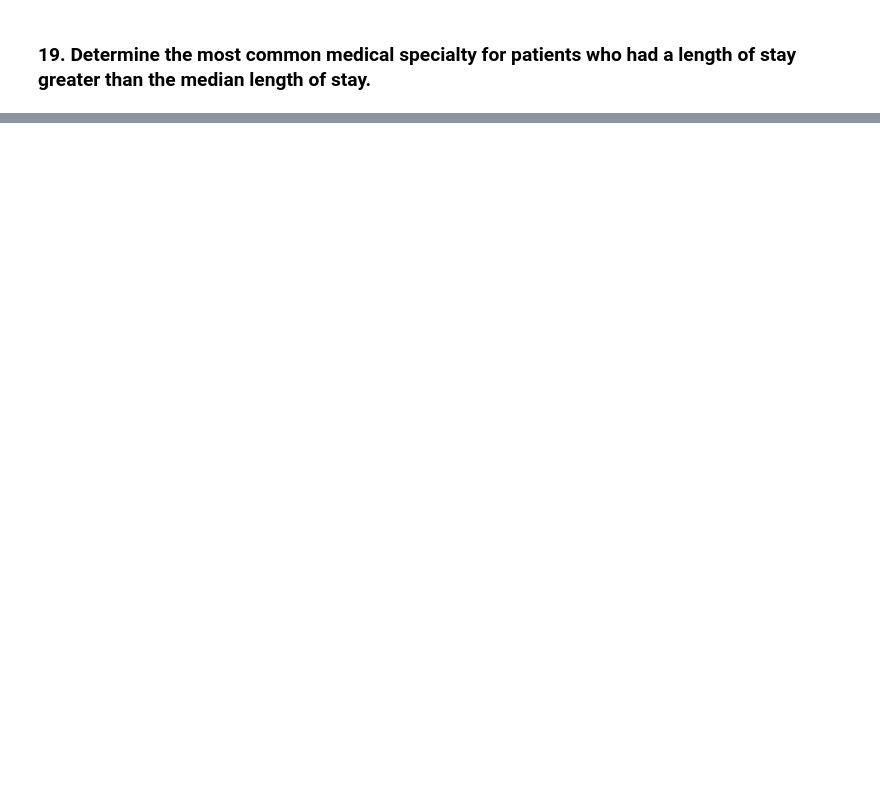
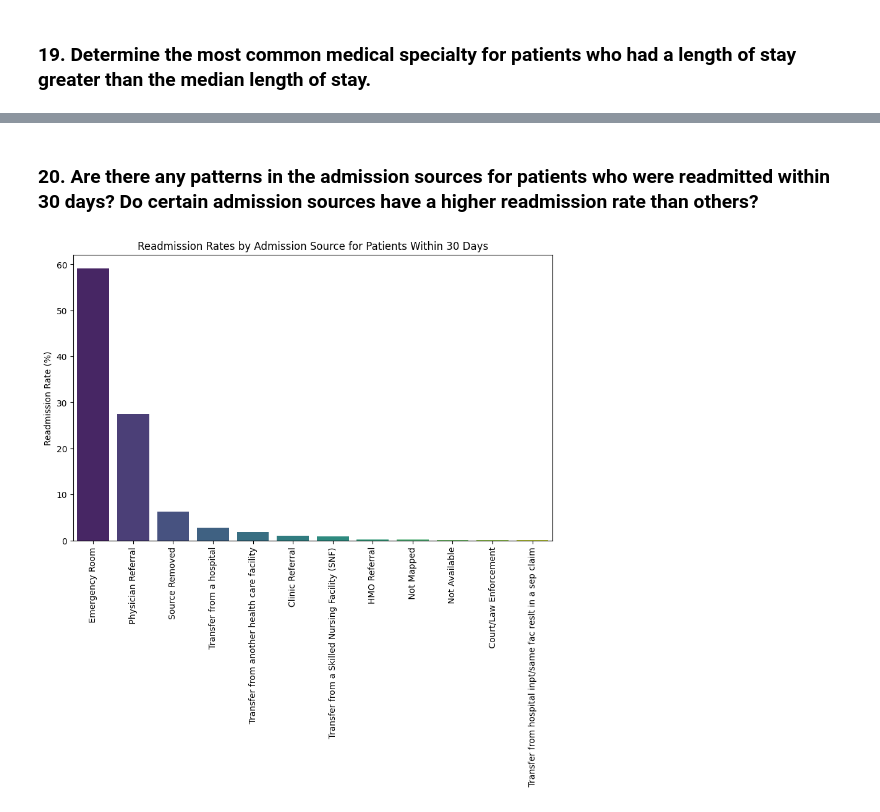
Before and after one commit to Thomas-George-T/Diabetic-Readmission-Exploration, a Jupyter notebook: Diabetic-Readmissions-Exploration.ipynb, the cells around one changed output, grey strips where cells are left out. Drawn from its saved outputs; the diff is of its cells as text; code cells hidden in the pictures; blank space fills up the shorter version.

```diff
--- a/Forecasting-Diabetic-Readmissions.ipynb
+++ b/Diabetic-Readmissions-Exploration.ipynb
@@ -481,0 +582,4 @@ plt.title('Distribution of Number of Diagnoses per Patient');
+# %%
+# Calculate the average number of procedures for patients who were readmitted within 30 days
+readmitted_within_30_days = data_df[data_df['readmitted'] == '<30']
+avg_procedures_for_readmitted = readmitted_within_30_days['num_procedures'].mean()
@@ -497,0 +612,21 @@ most_common_specialty
+# %% [markdown]
+<h3>20. Are there any patterns in the admission sources for patients who were readmitted within 30 days? Do certain admission sources have a higher readmission rate than others?
+</h3>
+# %%
+# Calculate the readmission rate for each admission source
+readmission_rates = readmitted_within_30_days['admission_source_id_description'].value_counts(normalize=True) * 100
+
+# Sort the readmission rates in descending order to identify the highest rates
+sorted_readmission_rates = readmission_rates.sort_values(ascending=False)
+
+# Create a bar plot to visualize the readmission rates for each admission source
+plt.figure(figsize=(10, 6))
+sns.barplot(x=sorted_readmission_rates.index, y=sorted_readmission_rates.values, palette='viridis')
+
+# Adding labels and title
+plt.xlabel('')
+plt.ylabel('Readmission Rate (%)')
+plt.title('Readmission Rates by Admission Source for Patients Within 30 Days')
+plt.xticks(rotation=90);
+# %% [output]
+[figure, added]
```
Also changed, not shown: parts of 47 cells of this notebook, 1 other file.
